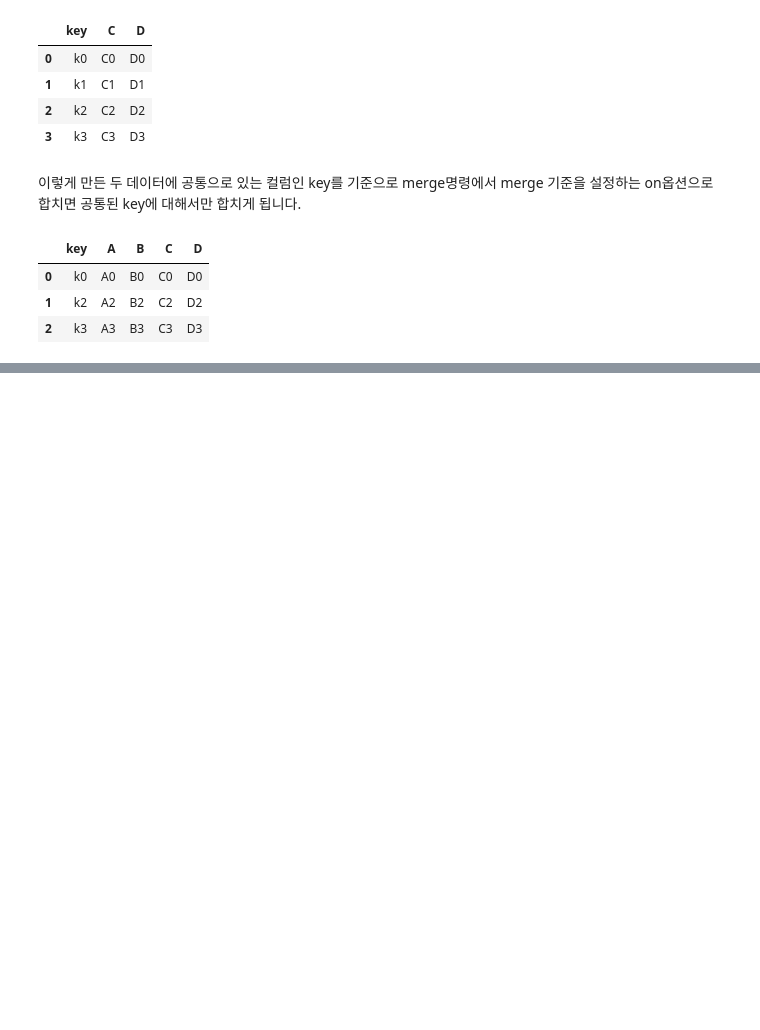
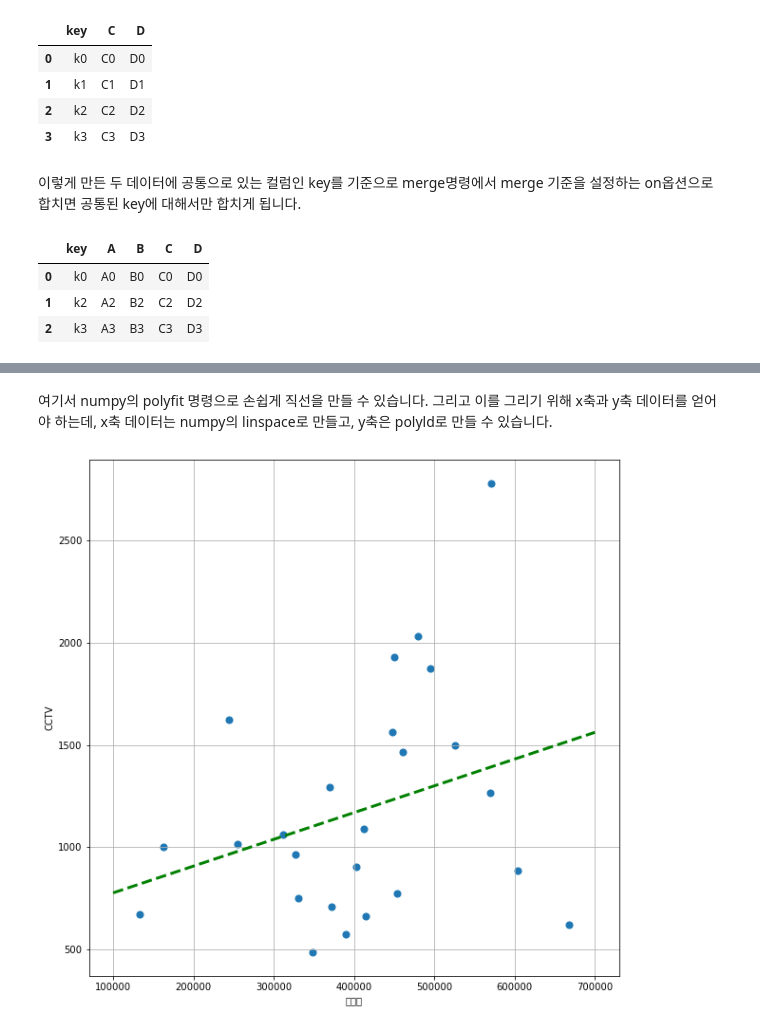
Before and after one commit to choiuikang/data_python, a Jupyter notebook: chapter-1.ipynb, the cells around one changed output, grey strips where cells are left out. Saved outputs shown, nothing was run; the diff lists cells and outputs as text; code cells hidden in the pictures; blank space fills up the shorter version.

```diff
--- a/chapter-1.ipynb
+++ b/chapter-1.ipynb
@@ -1161,0 +1182,15 @@ plt.show()
+# %%
+f1 = np.poly1d(fp1)
+fx = np.linspace(100000, 700000, 100)
+# %% [markdown]
+여기서 numpy의 polyfit 명령으로 손쉽게 직선을 만들 수 있습니다. 그리고 이를 그리기 위해 x축과 y축 데이터를 얻어야 하는데, x축 데이터는 numpy의 linspace로 만들고, y축은 polyld로 만들 수 있습니다.
+# %%
+plt.figure(figsize=(10,10))
+plt.scatter(data_result['인구수'], data_result['소계'], s=50)
+plt.plot(fx, f1(fx), ls='dashed', lw=3, color='g')
+plt.xlabel('인구수')
+plt.ylabel('CCTV')
+plt.grid()
+plt.show()
+# %% [output]
+[figure, added]
```
Also changed, not shown: parts of 176 cells of this notebook.
